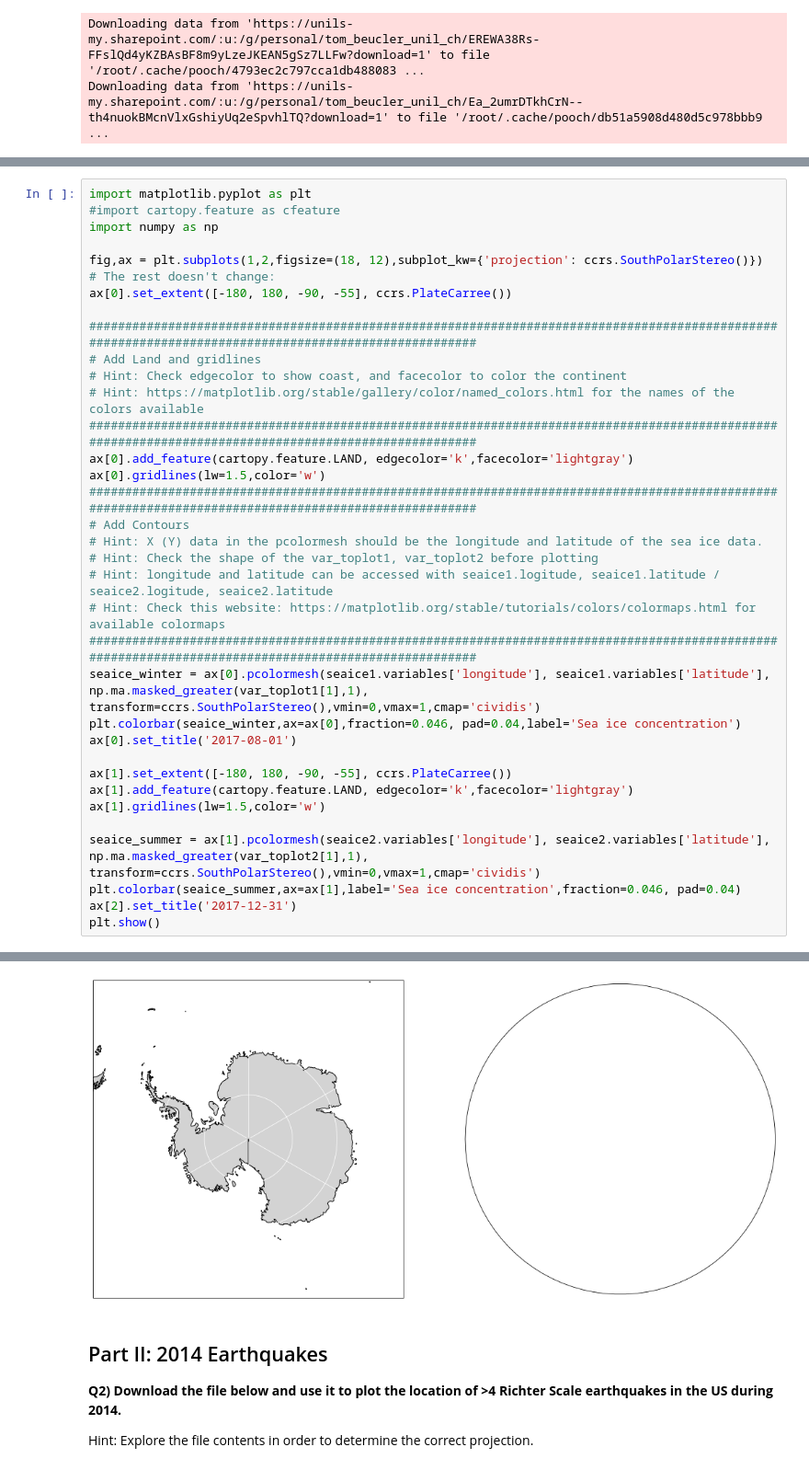
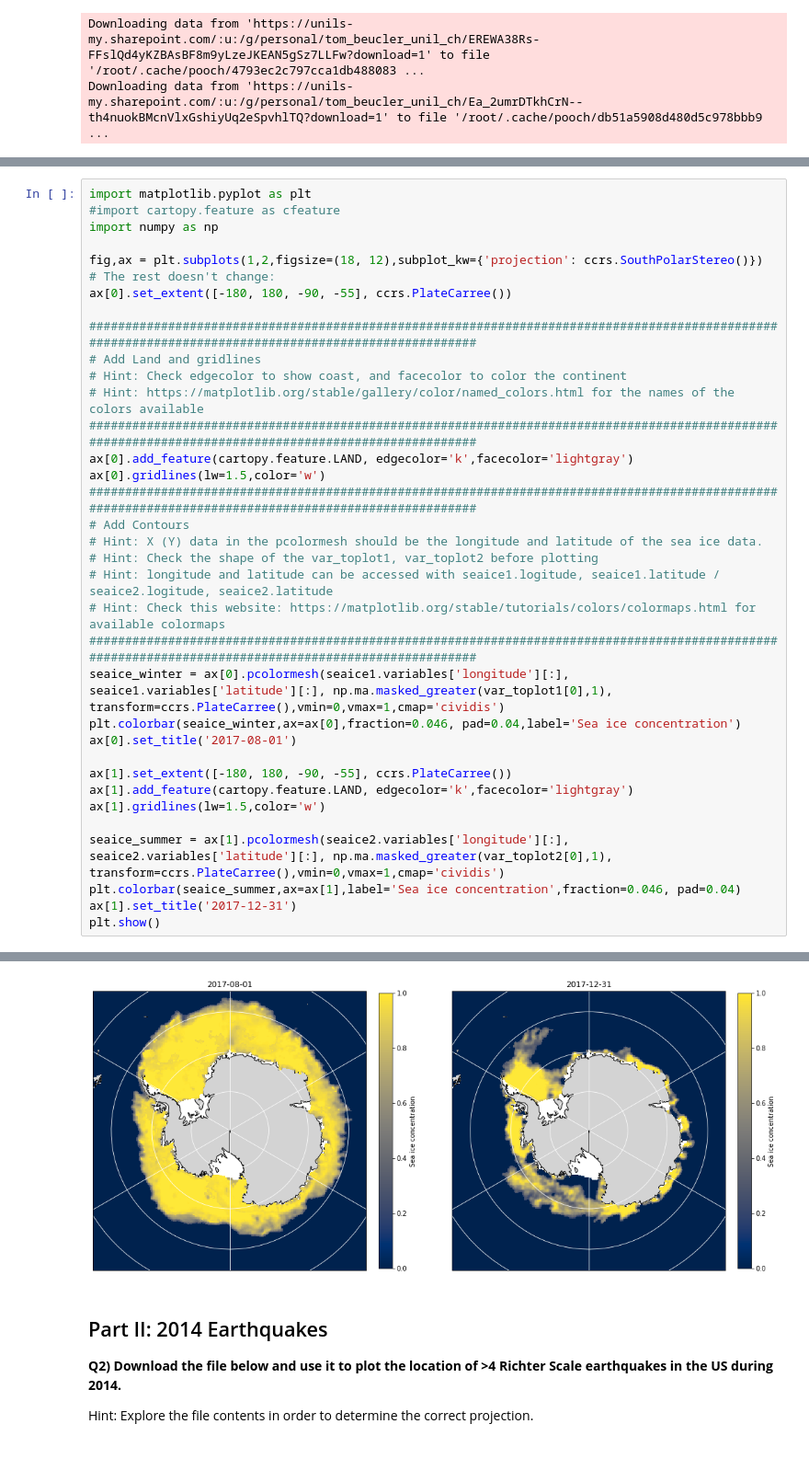
Before and after one commit to ocallaghanm/2022_Intro_Python, a Jupyter notebook: Exercises/W2_S2.ipynb, the cells around one changed output, grey strips where cells are left out. Shown at 92% size. Drawn from its saved outputs; the diff is of its cells as text.

```diff
--- a/Exercises/W2_S2.ipynb
+++ b/Exercises/W2_S2.ipynb
@@ -271,7 +276,7 @@ ax[0].gridlines(lw=1.5,color='w')
 # Hint: longitude and latitude can be accessed with seaice1.logitude, seaice1.latitude / seaice2.logitude, seaice2.latitude
 # Hint: Check this website: https://matplotlib.org/stable/tutorials/colors/colormaps.html for available colormaps
 ######################################################################################################################################################
-seaice_winter = ax[0].pcolormesh(seaice1.variables['longitude'], seaice1.variables['latitude'], np.ma.masked_greater(var_toplot1[1],1), transform=ccrs.SouthPolarStereo(),vmin=0,vmax=1,cmap='cividis')
+seaice_winter = ax[0].pcolormesh(seaice1.variables['longitude'][:], seaice1.variables['latitude'][:], np.ma.masked_greater(var_toplot1[0],1), transform=ccrs.PlateCarree(),vmin=0,vmax=1,cmap='cividis')
 plt.colorbar(seaice_winter,ax=ax[0],fraction=0.046, pad=0.04,label='Sea ice concentration')
 ax[0].set_title('2017-08-01')
 
@@ -279,8 +284,8 @@ ax[1].set_extent([-180, 180, -90, -55], ccrs.PlateCarree())
 ax[1].add_feature(cartopy.feature.LAND, edgecolor='k',facecolor='lightgray')
 ax[1].gridlines(lw=1.5,color='w')
 
-seaice_summer = ax[1].pcolormesh(seaice2.variables['longitude'], seaice2.variables['latitude'], np.ma.masked_greater(var_toplot2[1],1), transform=ccrs.SouthPolarStereo(),vmin=0,vmax=1,cmap='cividis')
+seaice_summer = ax[1].pcolormesh(seaice2.variables['longitude'][:], seaice2.variables['latitude'][:], np.ma.masked_greater(var_toplot2[0],1), transform=ccrs.PlateCarree(),vmin=0,vmax=1,cmap='cividis')
 plt.colorbar(seaice_summer,ax=ax[1],label='Sea ice concentration',fraction=0.046, pad=0.04)
-ax[2].set_title('2017-12-31')
+ax[1].set_title('2017-12-31')
 plt.show()
 # %% [output]
@@ -288,4 +292,4 @@ IndexError: ignored
-[figure, old version]
+[figure, new version]
 # %% [markdown]
 ## Part II: 2014 Earthquakes
 **Q2) Download the file below and use it to plot the location of >4 Richter Scale earthquakes in the US during 2014.**
```
Also changed, not shown: parts of 7 cells of this notebook.
